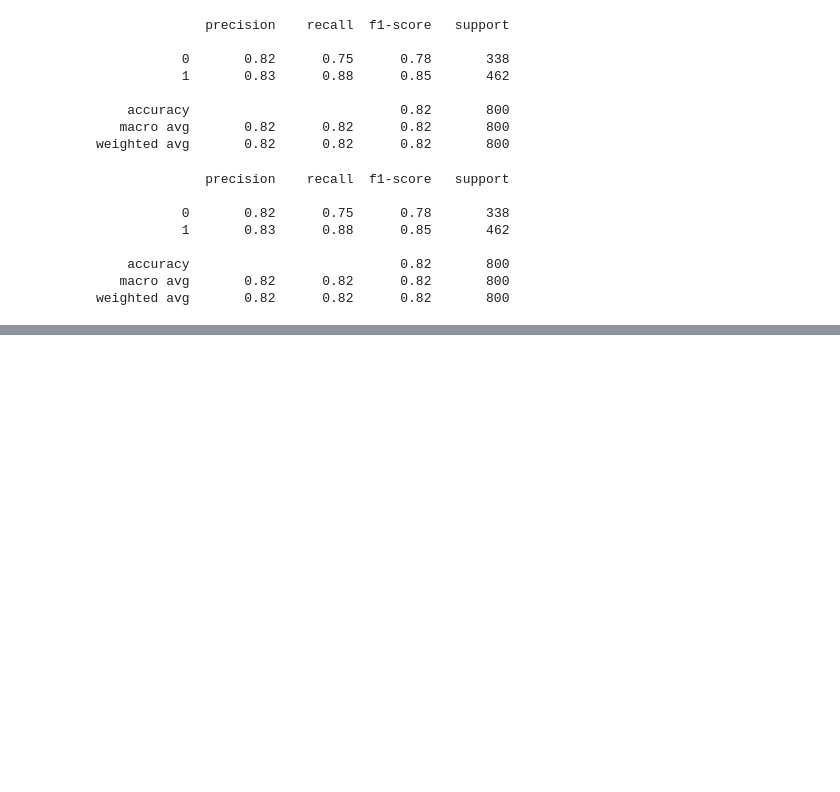
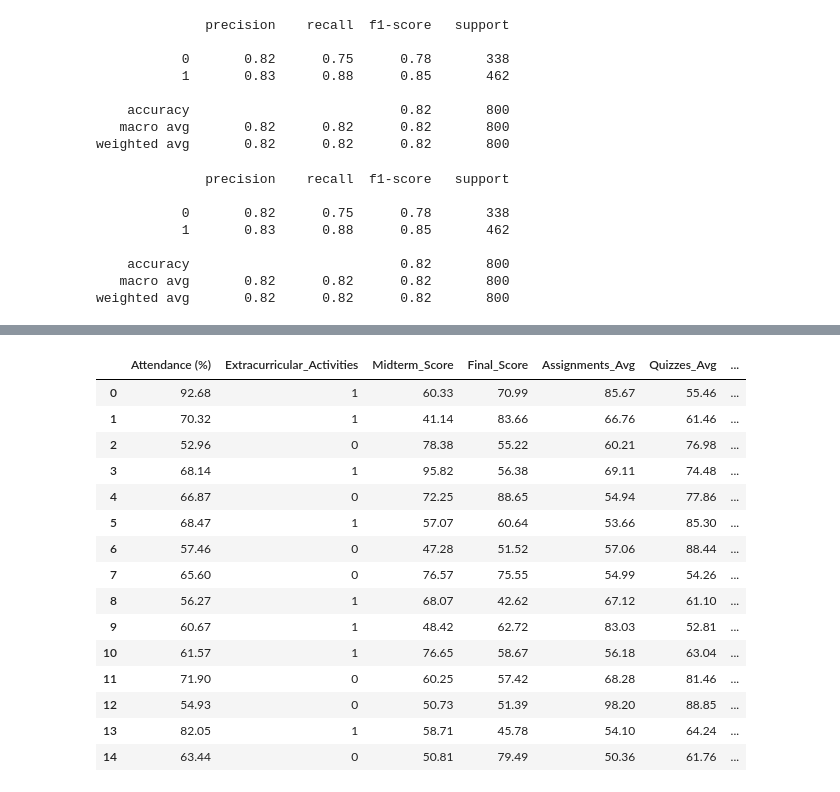
Before and after one commit to tylergarf/CSC396_Course_Coach, a Jupyter notebook: Correltion_Testing.ipynb, the cells around one changed output, grey strips where cells are left out. Cells and saved outputs as stored; diff of their text form; code cells hidden in the pictures; blank space fills up the shorter version.

```diff
--- a/Correltion_Testing.ipynb
+++ b/Correltion_Testing.ipynb
@@ -266,0 +271,2 @@ weighted avg       0.82      0.82      0.82       800
+# %%
+false_pos_ex = pd.read_csv('false_positives_15.csv')
@@ -266,0 +327,19 @@ weighted avg       0.82      0.82      0.82       800
+# %%
+false_pos_ex
+# %% [output]
+|  | Attendance (%) | Extracurricular_Activities | Midterm_Score | Final_Score | Assignments_Avg | Quizzes_Avg | ... |
+| 0 | 92.68 | 1 | 60.33 | 70.99 | 85.67 | 55.46 | ... |
+| 1 | 70.32 | 1 | 41.14 | 83.66 | 66.76 | 61.46 | ... |
+| 2 | 52.96 | 0 | 78.38 | 55.22 | 60.21 | 76.98 | ... |
+| 3 | 68.14 | 1 | 95.82 | 56.38 | 69.11 | 74.48 | ... |
+| 4 | 66.87 | 0 | 72.25 | 88.65 | 54.94 | 77.86 | ... |
+| 5 | 68.47 | 1 | 57.07 | 60.64 | 53.66 | 85.30 | ... |
+| 6 | 57.46 | 0 | 47.28 | 51.52 | 57.06 | 88.44 | ... |
+| 7 | 65.60 | 0 | 76.57 | 75.55 | 54.99 | 54.26 | ... |
+| 8 | 56.27 | 1 | 68.07 | 42.62 | 67.12 | 61.10 | ... |
+| 9 | 60.67 | 1 | 48.42 | 62.72 | 83.03 | 52.81 | ... |
+| 10 | 61.57 | 1 | 76.65 | 58.67 | 56.18 | 63.04 | ... |
+| 11 | 71.90 | 0 | 60.25 | 57.42 | 68.28 | 81.46 | ... |
+| 12 | 54.93 | 0 | 50.73 | 51.39 | 98.20 | 88.85 | ... |
+| 13 | 82.05 | 1 | 58.71 | 45.78 | 54.10 | 64.24 | ... |
+| 14 | 63.44 | 0 | 50.81 | 79.49 | 50.36 | 61.76 | ... |
```
Also changed, not shown: parts of 7 cells of this notebook.
